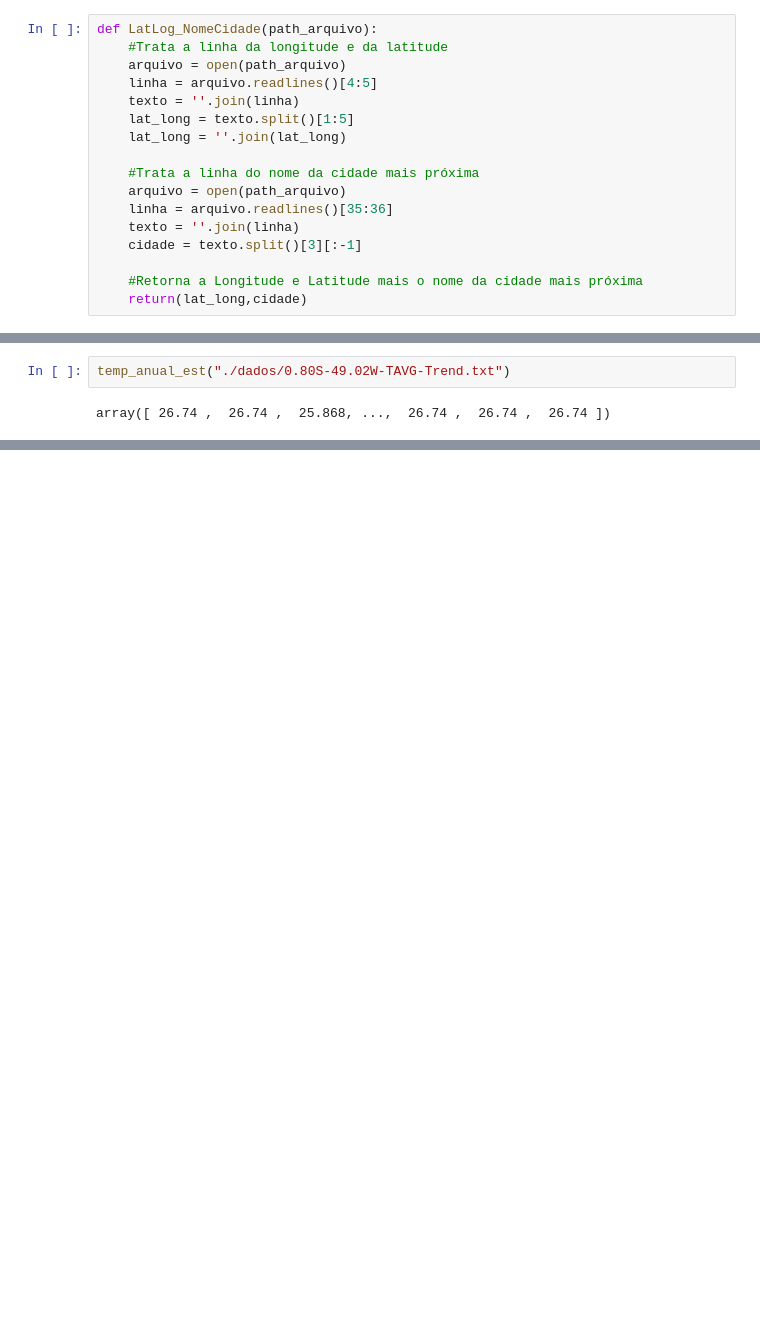
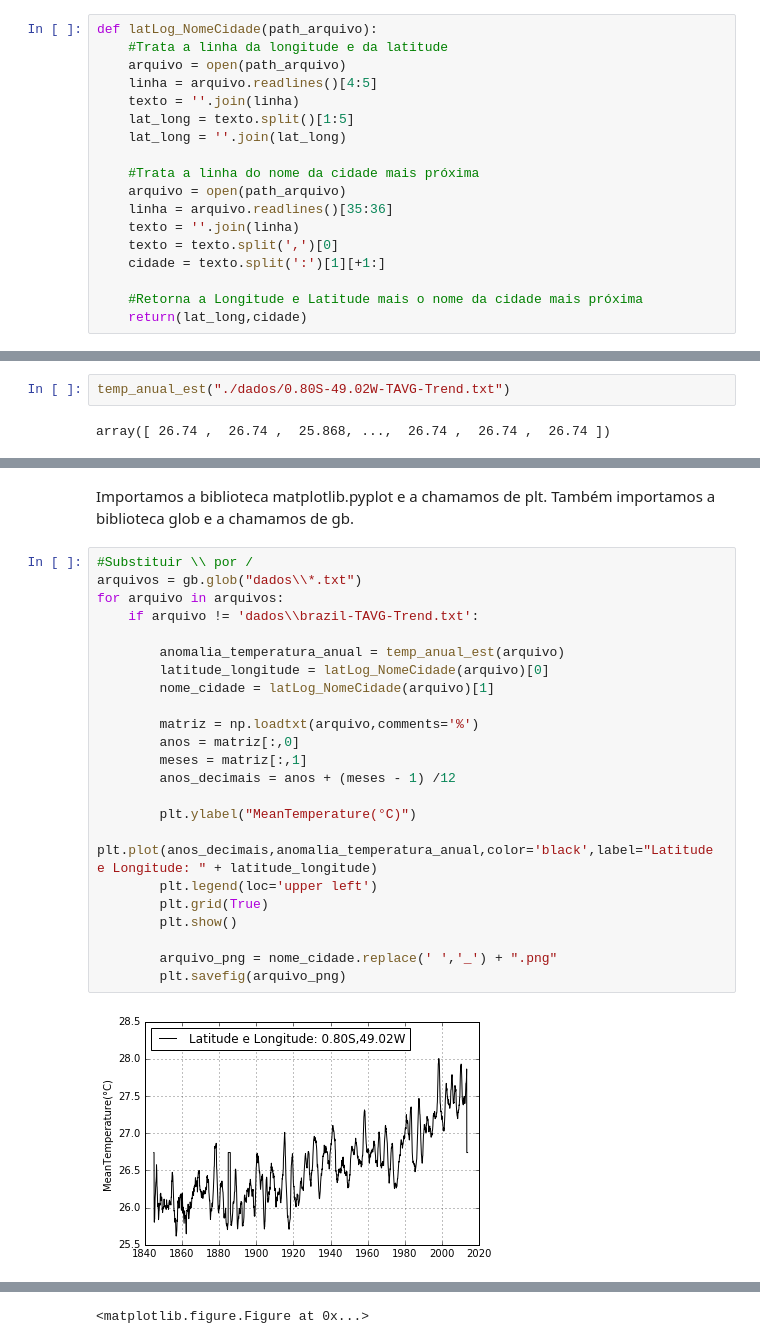
Before and after one commit to mat-esp-2016/python-4-vbd4, a Jupyter notebook: python4.ipynb, the cells around one changed output, grey strips where cells are left out. Cells and saved outputs as stored; diff of their text form; blank space fills up the shorter version.

```diff
--- a/python4.ipynb
+++ b/python4.ipynb
@@ -3,5 +5,5 @@ import numpy as np
 # %%
-def LatLog_NomeCidade(path_arquivo):
+def latLog_NomeCidade(path_arquivo):
     #Trata a linha da longitude e da latitude
     arquivo = open(path_arquivo)
     linha = arquivo.readlines()[4:5]
@@ -13,7 +15,8 @@ def LatLog_NomeCidade(path_arquivo):
     arquivo = open(path_arquivo)
     linha = arquivo.readlines()[35:36]
     texto = ''.join(linha)
-    cidade = texto.split()[3][:-1]
+    texto = texto.split(',')[0]
+    cidade = texto.split(':')[1][+1:]
 
     #Retorna a Longitude e Latitude mais o nome da cidade mais próxima
     return(lat_long,cidade)
@@ -41,0 +57,28 @@ array([ 26.74 ,  26.74 ,  25.868, ...,  26.74 ,  26.74 ,  26.74 ])
+# %% [markdown]
+Importamos a biblioteca matplotlib.pyplot e a chamamos de plt.</p>
+Também importamos a biblioteca glob e a chamamos de gb.
+# %%
+#Substituir \\ por /
+arquivos = gb.glob("dados\\*.txt")
+for arquivo in arquivos:
+    if arquivo != 'dados\\brazil-TAVG-Trend.txt':
+
+        anomalia_temperatura_anual = temp_anual_est(arquivo)
+        latitude_longitude = latLog_NomeCidade(arquivo)[0]
+        nome_cidade = latLog_NomeCidade(arquivo)[1]
+
+        matriz = np.loadtxt(arquivo,comments='%')
+        anos = matriz[:,0]
+        meses = matriz[:,1]
+        anos_decimais = anos + (meses - 1) /12
+
+        plt.ylabel("MeanTemperature(°C)")
+        plt.plot(anos_decimais,anomalia_temperatura_anual,color='black',label="Latitude e Longitude: " + latitude_longitude)
+        plt.legend(loc='upper left')
+        plt.grid(True)
+        plt.show()
+
+        arquivo_png = nome_cidade.replace(' ','_') + ".png"
+        plt.savefig(arquivo_png)
+# %% [output]
+[figure, added]
@@ -41,0 +96 @@ array([ 26.74 ,  26.74 ,  25.868, ...,  26.74 ,  26.74 ,  26.74 ])
+<matplotlib.figure.Figure at 0x...>
```
Also changed, not shown: parts of 9 cells of this notebook, 12 other files.
